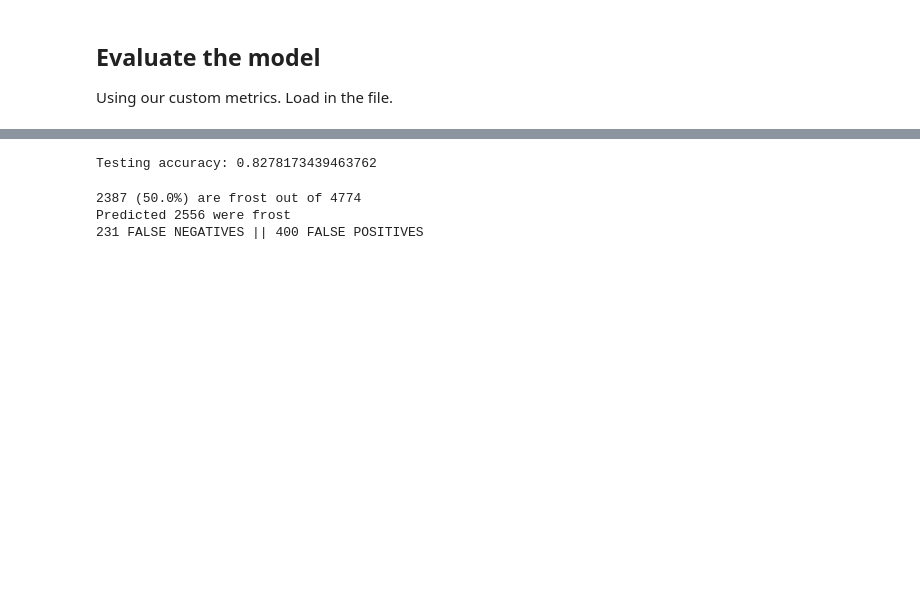
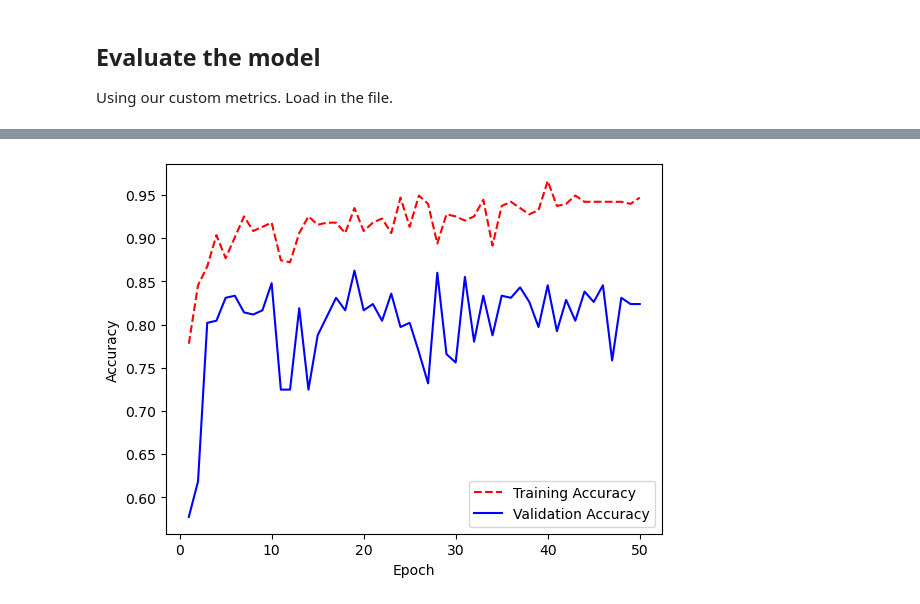
Before and after one commit to strongs20/MartianFrostML, a Jupyter notebook: binary_fine_tune.ipynb, the cells around one changed output, grey strips where cells are left out. Drawn from its saved outputs; the diff is of its cells as text; code cells hidden in the pictures; blank space fills up the shorter version.

```diff
--- a/binary_fine_tune.ipynb
+++ b/binary_fine_tune.ipynb
@@ -374,7 +394,7 @@ x = GlobalAveragePooling2D()(x)
 
 # Add a fully connected layer
 x = Dense(1024, activation='relu')(x)
-x = Dropout(0.5)(x)  # Dropout layer for regularization
+x = Dropout(0.2)(x)  # Dropout layer for regularization
 
 # And one final layer to output the prediction
 predictions = Dense(1, activation='sigmoid')(x)
@@ -387,8 +407,8 @@ opt = Adam(learning_rate=0.001)
 # Then compile the model
 model.compile(optimizer=opt, loss='binary_crossentropy', metrics=['accuracy'])
 # %%
-batch_size = 16
-epochs = 10
+batch_size = 1
+epochs = 50
 # %% [markdown]
 Give this roughly 2 minutes to run
 # %%
@@ -427,20 +446,20 @@ test_generator = test_datagen.flow(
 # %%
 # early_stop = EarlyStopping(monitor='val_loss', patience=5)
 
+# history = model.fit(
+#     train_generator,
+#     epochs=epochs,
+#     validation_data=validation_generator,
+#     class_weight=class_weights)
+
+max_steps = len(X_train) // batch_size
+steps = max_steps // 10
+
 history = model.fit(
     train_generator,
+    steps_per_epoch = steps,
     epochs=epochs,
     validation_data=validation_generator,
+    validation_steps = steps,
     class_weight=class_weights)
-
-# max_steps = len(X_train) // batch_size
-# steps = max_steps // 2
-
-# history = model.fit(
-#     train_generator,
-#     steps_per_epoch = steps,
-#     epochs=epochs,
-#     validation_data=validation_generator,
-#     validation_steps = steps,
-#     class_weight=class_weights)
 # %% [output]
@@ -521,30 +553,19 @@ acc = accuracy_score(y_test_balanced, predictions_binary)
-# %%
-print(f"Testing accuracy: {acc}")
-# %% [output]
-Testing accuracy: 0.8278173439463762
-# %%
-frost_count = 0
-for item in y_test_balanced:
-    frost_count += item
-
-print(f"{frost_count} ({100*(frost_count / len(y_test_balanced))}%) are frost out of {len(y_test_balanced)}")
-
-pred_frost_count = 0
-for i in range(len(y_test_balanced)):
-    pred_frost_count += predictions_binary[i][0]
-
-print(f"Predicted {pred_frost_count} were frost")
-
-false_neg = 0
-false_pos = 0
-for i in range(len(predictions_binary)):
-    if y_test_balanced[i] != predictions_binary[i]:
-        if predictions_binary[i] == 1:
-            false_pos += 1
-        else:
-            false_neg += 1
-print(f"{false_neg} FALSE NEGATIVES || {false_pos} FALSE POSITIVES")
-# %% [output]
-2387 (50.0%) are frost out of 4774
-Predicted 2556 were frost
-231 FALSE NEGATIVES || 400 FALSE POSITIVES
+# %%
+import matplotlib.pyplot as plt
+
+# Get training and validation accuracy histories
+training_accuracy = history.history['accuracy']
+validation_accuracy = history.history['val_accuracy']
+
+# Create count of the number of epochs
+epoch_count = range(1, len(training_accuracy) + 1)
+
+# Visualize accuracy history
+plt.plot(epoch_count, training_accuracy, 'r--')
+plt.plot(epoch_count, validation_accuracy, 'b-')
+plt.legend(['Training Accuracy', 'Validation Accuracy'])
+plt.xlabel('Epoch')
+plt.ylabel('Accuracy')
+plt.show()
+# %% [output]
+[figure, added]
```
Also changed, not shown: parts of 20 cells of this notebook, 2 other files.
